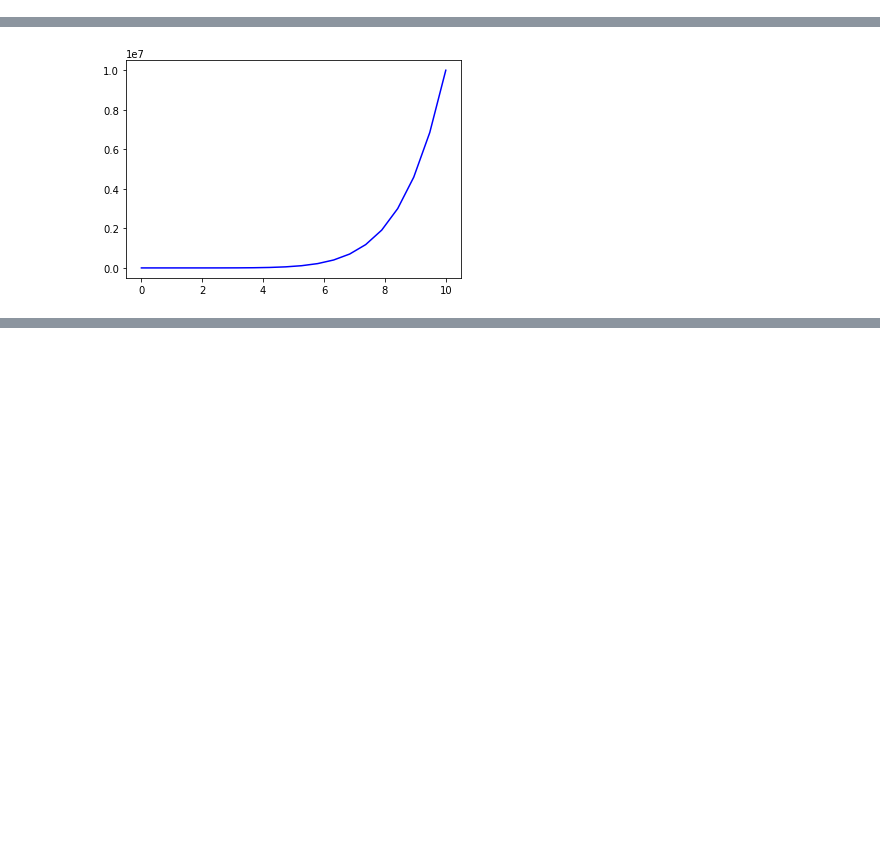
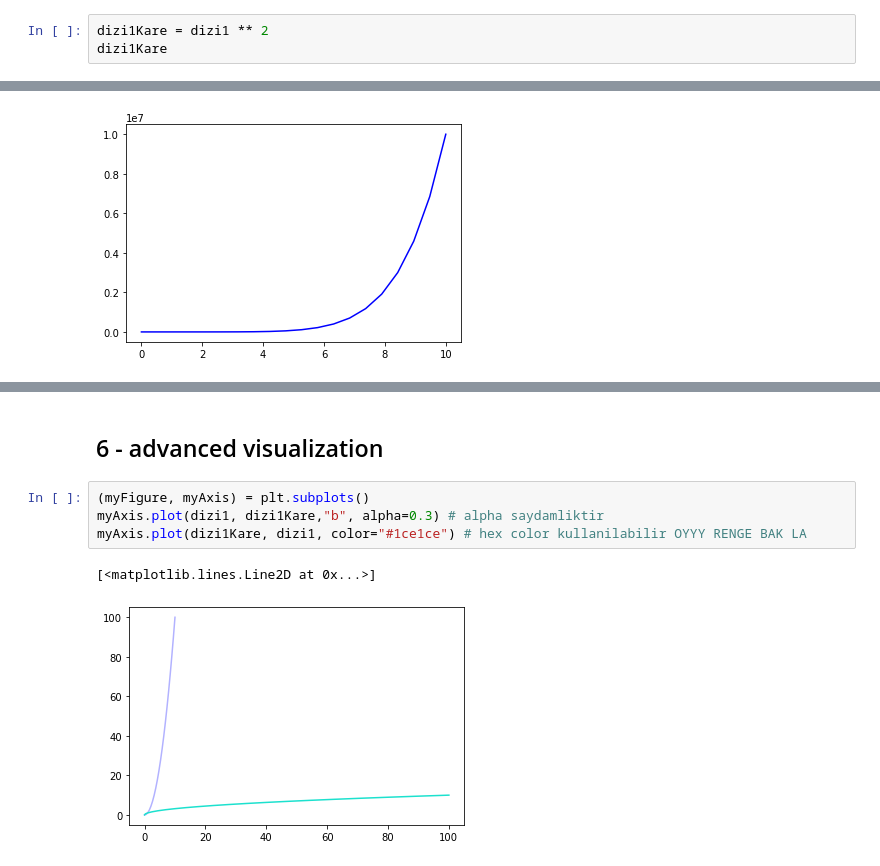
Before and after one commit to pectonic/What-I-learned, a Jupyter notebook: Python/BTK/Matplotlib/Matplotlib.ipynb, the cells around one changed output, grey strips where cells are left out. Cells and saved outputs as stored; diff of their text form; blank space fills up the shorter version.

```diff
--- a/Python/BTK/Matplotlib/Matplotlib.ipynb
+++ b/Python/BTK/Matplotlib/Matplotlib.ipynb
@@ -37,3 +37,6 @@ array([0.00000000e+00, 1.11872874e-02, 1.43197278e+00, 2.44665974e+01,
        2.34614420e+04, 5.35084486e+04, 1.11872874e+05, 2.18008582e+05,
        4.00860732e+05, 7.01985691e+05, 1.17929116e+06, 1.91145292e+06,
        3.00306458e+06, 4.59057665e+06, 6.84908142e+06, 1.00000000e+07])
+# %%
+dizi1Kare = dizi1 ** 2
+dizi1Kare
@@ -108,0 +126,9 @@ benimEksen.plot(dizi1,dizi1Kup,"b")
+# %% [markdown]
+## 6 - advanced visualization
+# %%
+(myFigure, myAxis) = plt.subplots()
+myAxis.plot(dizi1, dizi1Kare,"b", alpha=0.3) # alpha saydamliktir
+myAxis.plot(dizi1Kare, dizi1, color="#1ce1ce") # hex color kullanilabilir OYYY RENGE BAK LA
+# %% [output]
+[<matplotlib.lines.Line2D at 0x...>]
+[figure, added]
```
Also changed, not shown: parts of 20 cells of this notebook, 1 other file.
